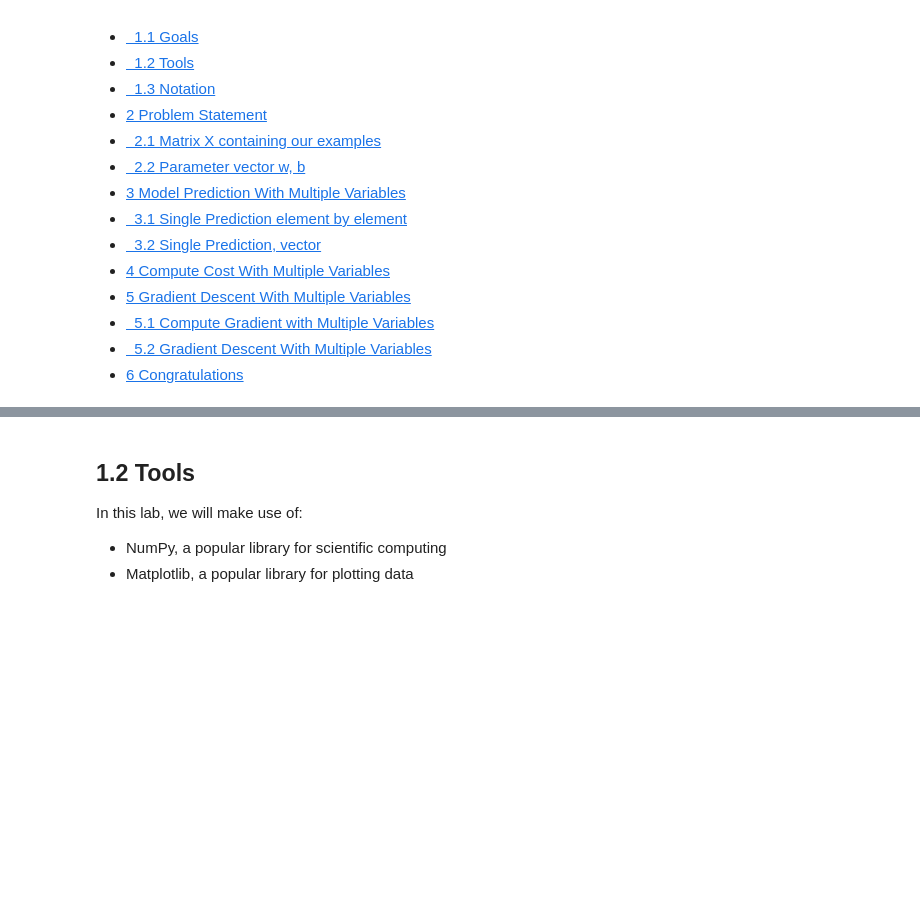
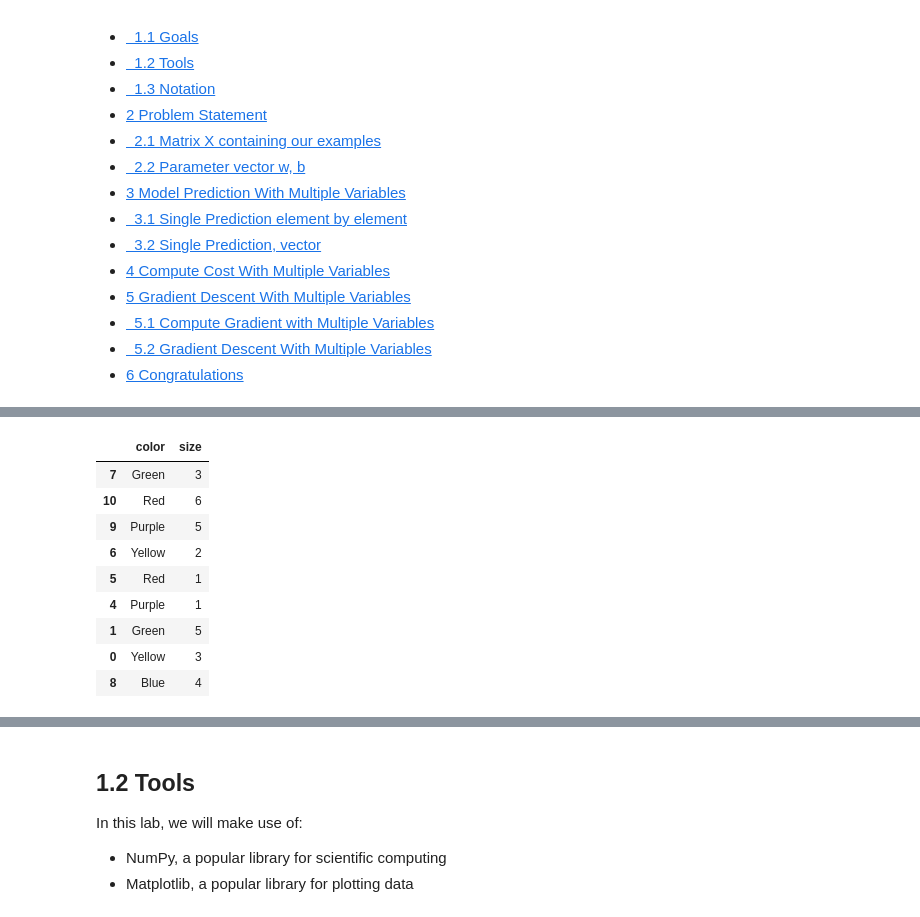
Before and after one commit to stevechengnyc/ML-AndrewNg, a Jupyter notebook: C1-Supervised ML_Regression and Classification/Week 2/C1_W2_Lab02_Multiple_Variable_Soln.ipynb, the cells around one changed output, grey strips where cells are left out. Saved outputs shown, nothing was run; the diff lists cells and outputs as text; code cells hidden in the pictures; blank space fills up the shorter version.

```diff
--- a/C1-Supervised ML_Regression and Classification/Week 2/C1_W2_Lab02_Multiple_Variable_Soln.ipynb
+++ b/C1-Supervised ML_Regression and Classification/Week 2/C1_W2_Lab02_Multiple_Variable_Soln.ipynb
@@ -26,0 +58,5 @@ In this lab, you will extend the data structures and previously developed routin
+# %%
+X = df[['color', 'size']]
+y = df['price']
+print(X)
+print(y)
@@ -26,0 +81,2 @@ In this lab, you will extend the data structures and previously developed routin
+# %%
+X_train, X_test, y_train, y_test = train_test_split(X, y, test_size = 0.2, random_state=88)
@@ -26,0 +208,13 @@ In this lab, you will extend the data structures and previously developed routin
+# %%
+X_train
+# %% [output]
+|  | color | size |
+| 7 | Green | 3 |
+| 10 | Red | 6 |
+| 9 | Purple | 5 |
+| 6 | Yellow | 2 |
+| 5 | Red | 1 |
+| 4 | Purple | 1 |
+| 1 | Green | 5 |
+| 0 | Yellow | 3 |
+| 8 | Blue | 4 |
```
Also changed, not shown: parts of 62 cells of this notebook.
